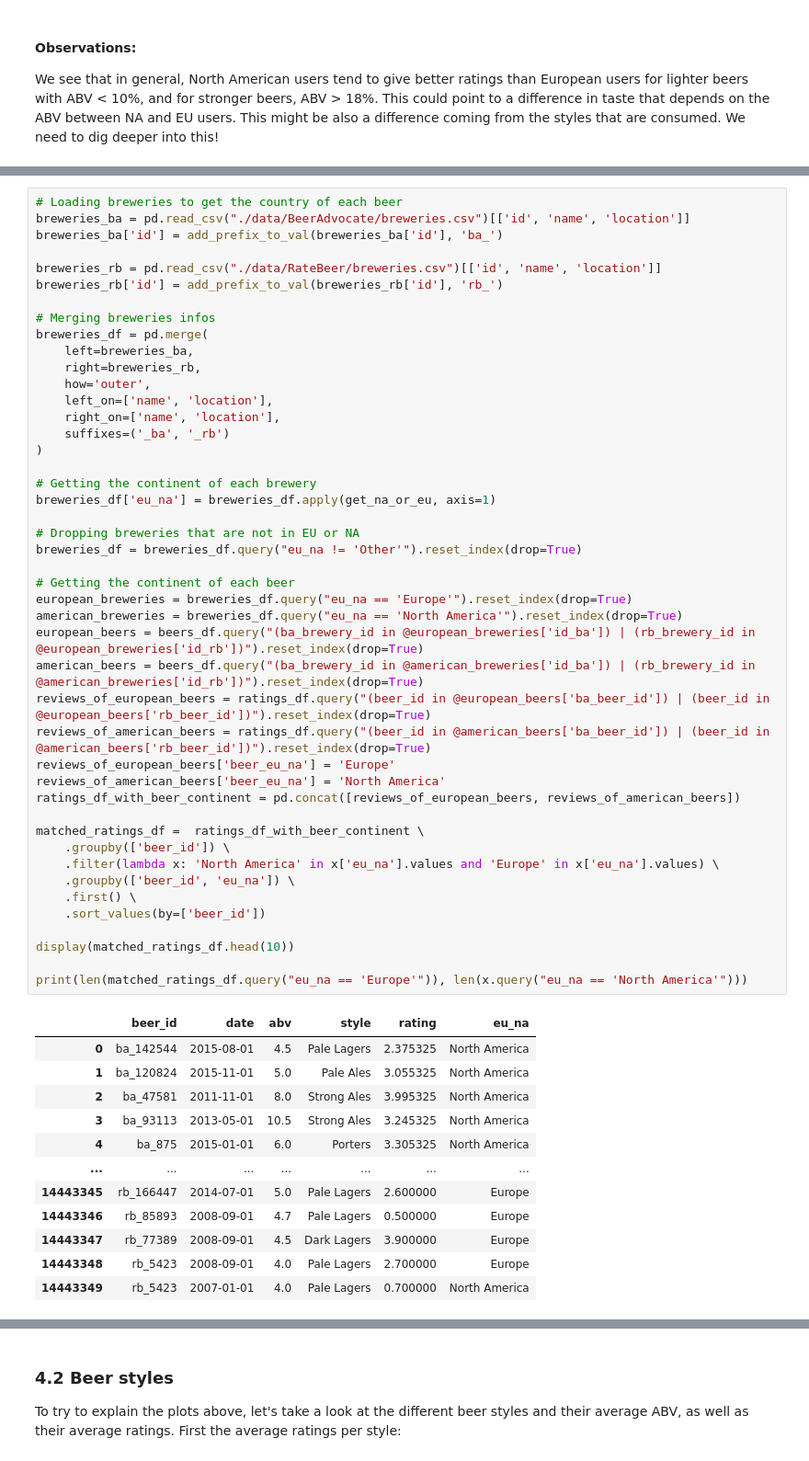
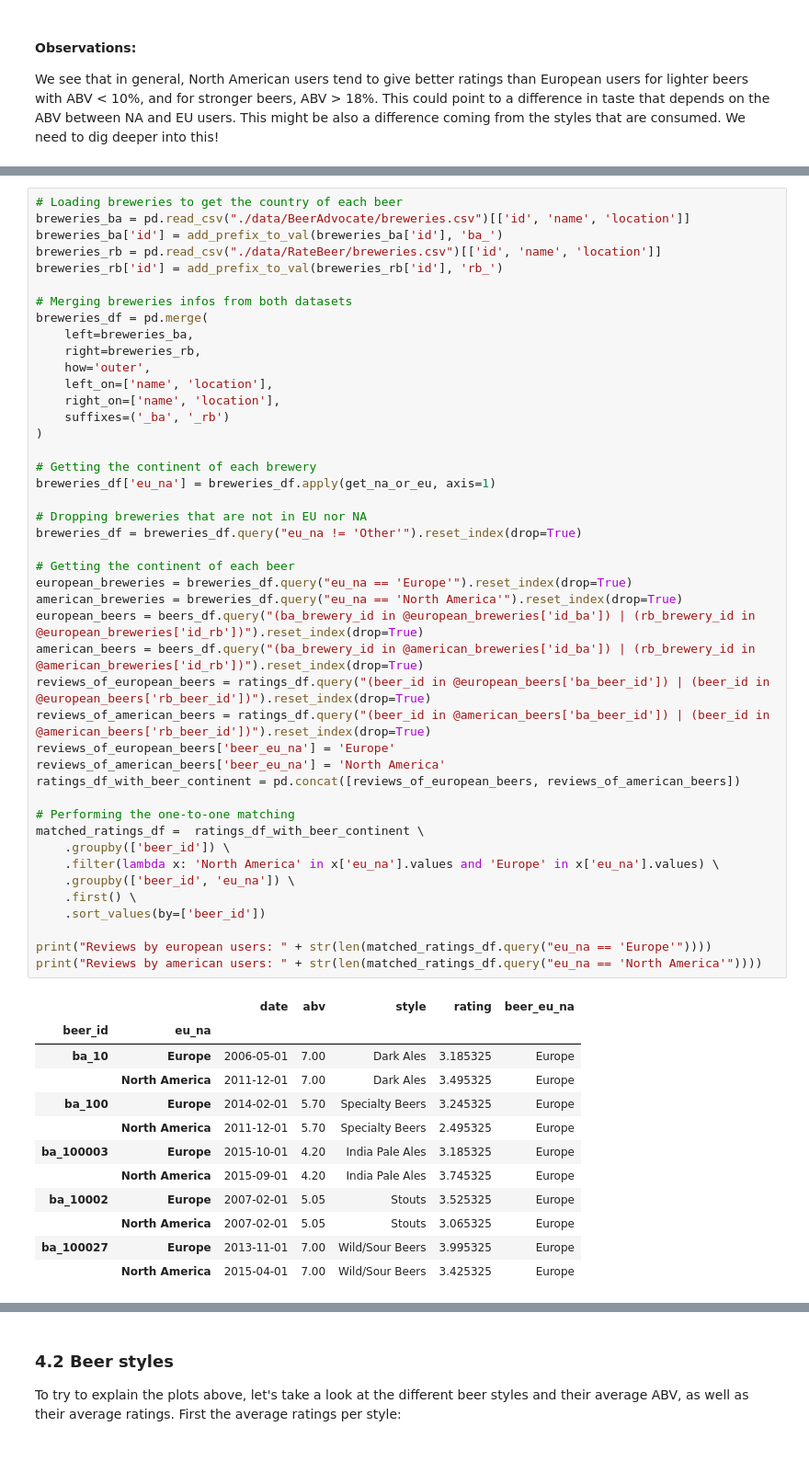
Before and after one commit to epfl-ada/ada-2023-project-welovepandas, a Jupyter notebook: p3_notebook.ipynb, the cells around one changed output, grey strips where cells are left out. Shown at 92% size. Saved outputs shown, nothing was run; the diff lists cells and outputs as text.

```diff
--- a/p3_notebook.ipynb
+++ b/p3_notebook.ipynb
@@ -559,57 +567,56 @@ We see that in general, North American users tend to give better ratings than Eu
 # Loading breweries to get the country of each beer
 breweries_ba = pd.read_csv("./data/BeerAdvocate/breweries.csv")[['id', 'name', 'location']]
 breweries_ba['id'] = add_prefix_to_val(breweries_ba['id'], 'ba_')
-
 breweries_rb = pd.read_csv("./data/RateBeer/breweries.csv")[['id', 'name', 'location']]
 breweries_rb['id'] = add_prefix_to_val(breweries_rb['id'], 'rb_')
 
-# Merging breweries infos
+# Merging breweries infos from both datasets
 breweries_df = pd.merge(
     left=breweries_ba,
     right=breweries_rb,
     how='outer',
     left_on=['name', 'location'],
     right_on=['name', 'location'],
     suffixes=('_ba', '_rb')
 )
 
 # Getting the continent of each brewery
 breweries_df['eu_na'] = breweries_df.apply(get_na_or_eu, axis=1)
 
-# Dropping breweries that are not in EU or NA
+# Dropping breweries that are not in EU nor NA
 breweries_df = breweries_df.query("eu_na != 'Other'").reset_index(drop=True)
 
 # Getting the continent of each beer
 european_breweries = breweries_df.query("eu_na == 'Europe'").reset_index(drop=True)
 american_breweries = breweries_df.query("eu_na == 'North America'").reset_index(drop=True)
 european_beers = beers_df.query("(ba_brewery_id in @european_breweries['id_ba']) | (rb_brewery_id in @european_breweries['id_rb'])").reset_index(drop=True)
 american_beers = beers_df.query("(ba_brewery_id in @american_breweries['id_ba']) | (rb_brewery_id in @american_breweries['id_rb'])").reset_index(drop=True)
 reviews_of_european_beers = ratings_df.query("(beer_id in @european_beers['ba_beer_id']) | (beer_id in @european_beers['rb_beer_id'])").reset_index(drop=True)
 reviews_of_american_beers = ratings_df.query("(beer_id in @american_beers['ba_beer_id']) | (beer_id in @american_beers['rb_beer_id'])").reset_index(drop=True)
 reviews_of_european_beers['beer_eu_na'] = 'Europe'
 reviews_of_american_beers['beer_eu_na'] = 'North America'
 ratings_df_with_beer_continent = pd.concat([reviews_of_european_beers, reviews_of_american_beers])
 
+# Performing the one-to-one matching
 matched_ratings_df =  ratings_df_with_beer_continent \
     .groupby(['beer_id']) \
     .filter(lambda x: 'North America' in x['eu_na'].values and 'Europe' in x['eu_na'].values) \
     .groupby(['beer_id', 'eu_na']) \
     .first() \
     .sort_values(by=['beer_id'])
 
-display(matched_ratings_df.head(10))
-
-print(len(matched_ratings_df.query("eu_na == 'Europe'")), len(x.query("eu_na == 'North America'")))
+print("Reviews by european users: " + str(len(matched_ratings_df.query("eu_na == 'Europe'"))))
+print("Reviews by american users: " + str(len(matched_ratings_df.query("eu_na == 'North America'"))))
 # %% [output]
-|  | beer_id | date | abv | style | rating | eu_na |
-| 0 | ba_142544 | 2015-08-01 | 4.5 | Pale Lagers | 2.375325 | North America |
-| 1 | ba_120824 | 2015-11-01 | 5.0 | Pale Ales | 3.055325 | North America |
-| 2 | ba_47581 | 2011-11-01 | 8.0 | Strong Ales | 3.995325 | North America |
-| 3 | ba_93113 | 2013-05-01 | 10.5 | Strong Ales | 3.245325 | North America |
-| 4 | ba_875 | 2015-01-01 | 6.0 | Porters | 3.305325 | North America |
-| ... | ... | ... | ... | ... | ... | ... |
-| 14443345 | rb_166447 | 2014-07-01 | 5.0 | Pale Lagers | 2.600000 | Europe |
-| 14443346 | rb_85893 | 2008-09-01 | 4.7 | Pale Lagers | 0.500000 | Europe |
-| 14443347 | rb_77389 | 2008-09-01 | 4.5 | Dark Lagers | 3.900000 | Europe |
-| 14443348 | rb_5423 | 2008-09-01 | 4.0 | Pale Lagers | 2.700000 | Europe |
-| 14443349 | rb_5423 | 2007-01-01 | 4.0 | Pale Lagers | 0.700000 | North America |
+|  |  | date | abv | style | rating | beer_eu_na |
+| beer_id | eu_na |  |  |  |  |  |
+| ba_10 | Europe | 2006-05-01 | 7.00 | Dark Ales | 3.185325 | Europe |
+|  | North America | 2011-12-01 | 7.00 | Dark Ales | 3.495325 | Europe |
+| ba_100 | Europe | 2014-02-01 | 5.70 | Specialty Beers | 3.245325 | Europe |
+|  | North America | 2011-12-01 | 5.70 | Specialty Beers | 2.495325 | Europe |
+| ba_100003 | Europe | 2015-10-01 | 4.20 | India Pale Ales | 3.185325 | Europe |
+|  | North America | 2015-09-01 | 4.20 | India Pale Ales | 3.745325 | Europe |
+| ba_10002 | Europe | 2007-02-01 | 5.05 | Stouts | 3.525325 | Europe |
+|  | North America | 2007-02-01 | 5.05 | Stouts | 3.065325 | Europe |
+| ba_100027 | Europe | 2013-11-01 | 7.00 | Wild/Sour Beers | 3.995325 | Europe |
+|  | North America | 2015-04-01 | 7.00 | Wild/Sour Beers | 3.425325 | Europe |
```
Also changed, not shown: parts of 11 cells of this notebook.
